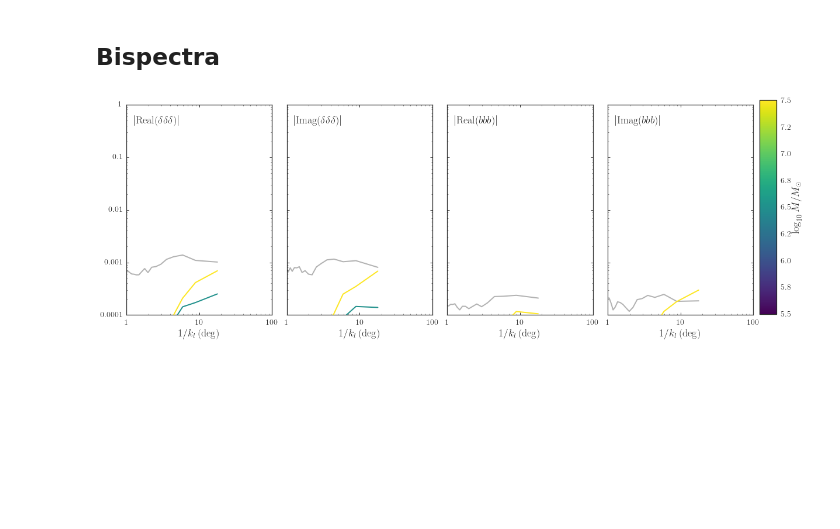
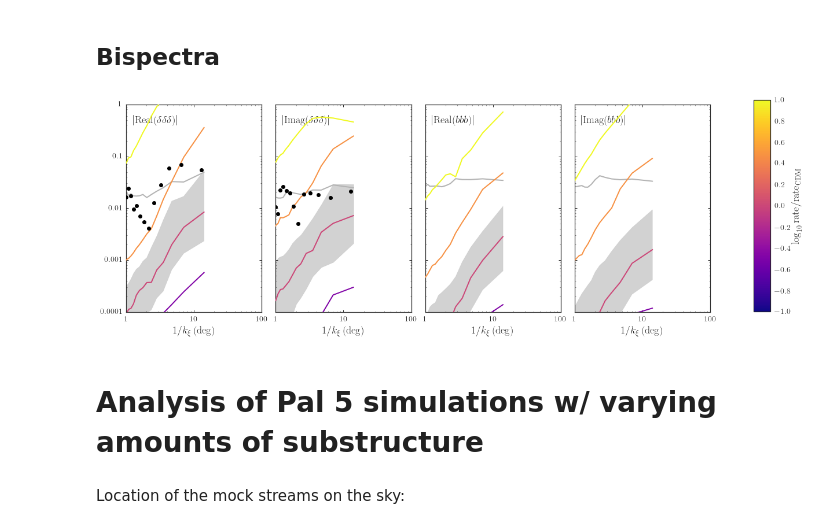
Before and after one commit to jobovy/streamgap-pepper, a Jupyter notebook: StreamPepperAnalysisPal5LikeObserved.ipynb, the cells around one changed output. Saved outputs shown, nothing was run; the diff lists cells and outputs as text; code cells hidden in the pictures; blank space fills up the shorter version.

Commit message:
Run all Pal5 analysis

```diff
--- a/StreamPepperAnalysisPal5LikeObserved.ipynb
+++ b/StreamPepperAnalysisPal5LikeObserved.ipynb
@@ -40,5 +40,5 @@ from matplotlib.ticker import FuncFormatter, NullFormatter
 %pylab inline
 scaling= 'spectrum'
 save_figures= False
-minxi= 4.
+minxi= 0.25
 # %% [output]
@@ -120,6 +125,10 @@ def convert_track_to_obs(apars,mO,coord):
         (longitude,(track-smooth)[coord])
     """
     mT= sdf_pepper.meanTrack(apars,_mO=mO,coord='lb')
+    mradec= bovy_coords.lb_to_radec(mT[0],mT[1],degree=True)
+    mxieta= pal5_util.radec_to_pal5xieta(mradec[:,0],mradec[:,1],degree=True)
+    mT[0]= mxieta[:,0]
+    mT[1]= mxieta[:,1]
     # Interpolate
     ipll= interpolate.InterpolatedUnivariateSpline(mT[0],apars)
     ipcoord= interpolate.InterpolatedUnivariateSpline(apars,mT[coord])
@@ -135,7 +144,7 @@ def read_data(filename):
         except: continue
         data1= numpy.vstack((data1,datab[2:]))
     return data1
-def read_dens(filename,indx=None,rand=False):
+def read_dens(filename,indx=None,rand=False,poly_deg=3):
     densdata= read_data(filename)
     mOfilename= filename.replace('dens','omega')
     mOdata= read_data(mOfilename)
@@ -1100,7 +1054,7 @@ def median_bispectrum(filename,ind,scatter=False,limitnsim=None,err=None):
 def plot_all_bispectrum(filename,color=sns.color_palette()[0],zorder=1,ls='-',
                         fill=False,fill_color='0.65',fill_zorder=0,
                         err_color=sns.color_palette()[2],err_zorder=0,
-                        scale=1.,ind=3,nsim=None,errs=[0.2,0.026]):
+                        scale=1.,ind=2,nsim=None,errs=[0.63,0.15]):
     subplot(1,4,1)
     px, pyr, pyi, pyr_err, pyi_err= median_bispectrum(filename,ind,
                                                       limitnsim=nsim,err=errs[0])
@@ -1135,7 +1089,7 @@ def plot_all_bispectrum(filename,color=sns.color_palette()[0],zorder=1,ls='-',
 def set_ranges_and_labels_bispectrum(high=20.):
     subplot(1,4,1)
     bovy_plot.bovy_text(r'$|\mathrm{Real}(\delta\delta\delta)|$',top_left=True,size=18.)
-    xlabel(r'$1/k_{l}\,(\mathrm{deg})$')
+    xlabel(r'$1/k_{\xi}\,(\mathrm{deg})$')
     ylim(0.0001,high)
     xlim(1.,100.)
     for axis in [gca().xaxis,gca().yaxis]:
@@ -1143,7 +1097,7 @@ def set_ranges_and_labels_bispectrum(high=20.):
                 lambda y,pos: (r'${{:.{:1d}f}}$'.format(int(numpy.maximum(-numpy.log10(y),0)))).format(y)))
     subplot(1,4,2)
     bovy_plot.bovy_text(r'$|\mathrm{Imag}(\delta\delta\delta)|$',top_left=True,size=18.)
-    xlabel(r'$1/k_{l}\,(\mathrm{deg})$')
+    xlabel(r'$1/k_{\xi}\,(\mathrm{deg})$')
     ylim(0.0001,high)
     xlim(1.,100.)
     gca().xaxis.set_major_formatter(FuncFormatter(
@@ -1151,7 +1105,7 @@ def set_ranges_and_labels_bispectrum(high=20.):
     gca().yaxis.set_major_formatter(NullFormatter())
     subplot(1,4,3)
     bovy_plot.bovy_text(r'$|\mathrm{Real}(bbb)|$',top_left=True,size=18.)
-    xlabel(r'$1/k_{l}\,(\mathrm{deg})$')
+    xlabel(r'$1/k_{\xi}\,(\mathrm{deg})$')
     ylim(0.0001,high)
     xlim(1.,100.)
     gca().xaxis.set_major_formatter(FuncFormatter(
@@ -1159,7 +1113,7 @@ def set_ranges_and_labels_bispectrum(high=20.):
     gca().yaxis.set_major_formatter(NullFormatter())
     subplot(1,4,4)
     bovy_plot.bovy_text(r'$|\mathrm{Imag}(bbb)|$',top_left=True,size=18.)
-    xlabel(r'$1/k_{l}\,(\mathrm{deg})$')
+    xlabel(r'$1/k_{\xi}\,(\mathrm{deg})$')
     ylim(0.0001,high)
     xlim(1.,100.)
     gca().xaxis.set_major_formatter(FuncFormatter(
@@ -1180,29 +1134,37 @@ def add_colorbar_bispectrum(vmin,vmax,clabel,save_figures=False):
     return None
 # %%
 bovy_plot.bovy_print(axes_labelsize=18.,xtick_labelsize=14.,ytick_labelsize=14.)
+figsize(16,6)
+poly_deg= 3
+minxi= 0.25
 cmap= cm.plasma
 if save_figures:
     figsize(12,4.25)
     fig= figure()
     fig.subplots_adjust(left=0.065,right=0.8875,bottom=0.135,top=0.95,wspace=0.1)
 else:
     figsize(16,6)
-plot_all_bispectrum(os.path.join(basefilename,'pal5_t64sampling_X5_5.5_dens.dat'),
-                    color=color_from_colormap(5.5,cmap,5.5,7.5),zorder=7,nsim=101,
+plot_all_bispectrum(os.path.join(basefilename,'pal5_t64sampling_X10_6-9_dens.dat'),
+                    color=color_from_colormap(0.,cmap,-1,1.,),zorder=8,fill=True,nsim=101,
                     err_color='0.7')
-plot_all_bispectrum(os.path.join(basefilename,'pal5_t64sampling_X5_6.5_dens.dat'),
-                    color=color_from_colormap(6.5,cmap,5.5,7.5),zorder=7,nsim=101,
-                    errs=[None,None])
-plot_all_bispectrum(os.path.join(basefilename,'pal5_t64sampling_X5_7.5_dens.dat'),
-                    color=color_from_colormap(7.5,cmap,5.5,7.5),zorder=7,nsim=101,
-                    errs=[None,None])
+if True:
+    plot_all_bispectrum(os.path.join(basefilename,'pal5_t64sampling_X10_cdmp33_6-9_dens.dat'),
+                        color=color_from_colormap(numpy.log10(0.333333333),cmap,-1.,1.),zorder=9,nsim=101,
+                        errs=[None,None])
+    plot_all_bispectrum(os.path.join(basefilename,'pal5_t64sampling_X10_cdm3_6-9_dens.dat'),
+                        color=color_from_colormap(numpy.log10(3.),cmap,-1.,1.),zorder=10,nsim=101,
+                        errs=[None,None])
+    plot_all_bispectrum(os.path.join(basefilename,'pal5_t64sampling_X10_cdmp1_6-9_dens.dat'),
+                        color=color_from_colormap(-1.,cmap,-1.,1.),zorder=9,nsim=None,
+                        errs=[None,None])
+    plot_all_bispectrum(os.path.join(basefilename,'pal5_t64sampling_X10_cdm10_6-9_dens.dat'),
+                        color=color_from_colormap(1.,cmap,-1.,1.),zorder=10,nsim=101,
+                        errs=[None,None])
+plot_densbispec_data(color='k',zorder=20,poly_deg=poly_deg,minxi=minxi,errsim_color='0.6')
 set_ranges_and_labels_bispectrum(high=1.)
 if not save_figures: tight_layout()
-add_colorbar_bispectrum(5.5,7.5,r'$\log_{10} M/M_\odot$',save_figures=save_figures)
-if save_figures:
-    bovy_plot.bovy_end_print(os.path.join(os.getenv('PAPERSDIR'),'2016-stream-stats',
-                                          'pal5like_bispectrum_obs_massranges.pdf'))
-else:
-    tight_layout()
+add_colorbar_bispectrum(-1.,1.,r'$\log_{10} \mathrm{rate}/\mathrm{rate}_{\mathrm{CDM}}$',save_figures=save_figures)
 # %% [output]
-[figure, old version]
+[figure, new version]
+# %% [markdown]
+# Analysis of Pal 5 simulations w/ varying amounts of substructure
@@ -1208,0 +1204,2 @@ else:
+# %% [markdown]
+Location of the mock streams on the sky:
```
Also changed, not shown: parts of 46 cells of this notebook.
